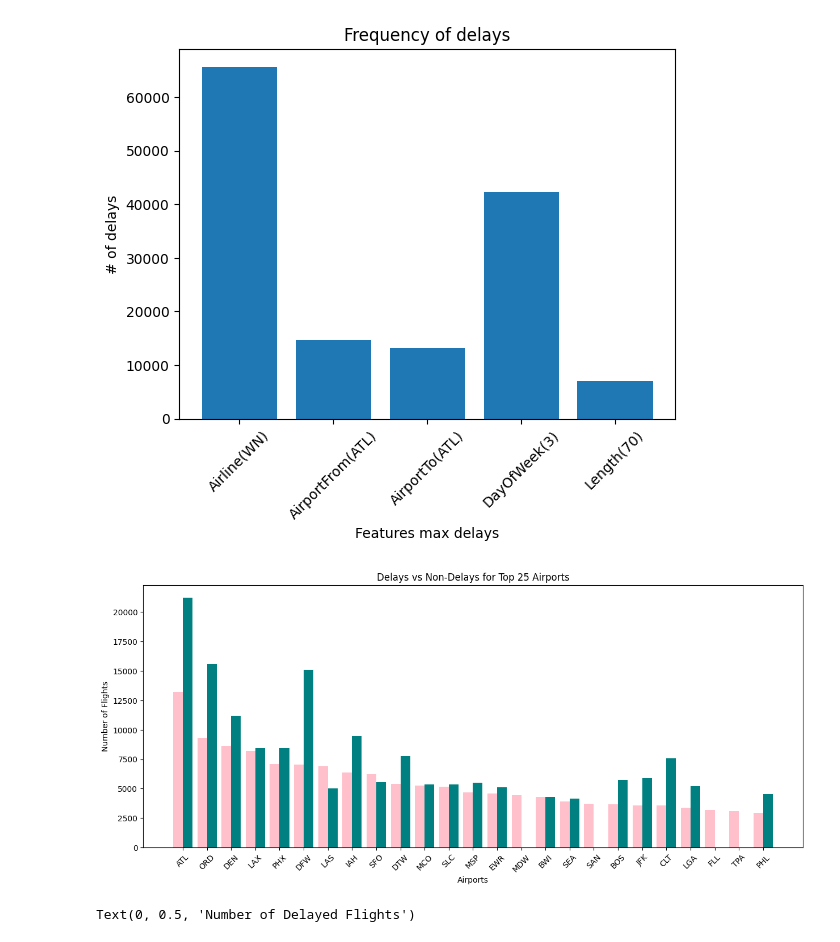
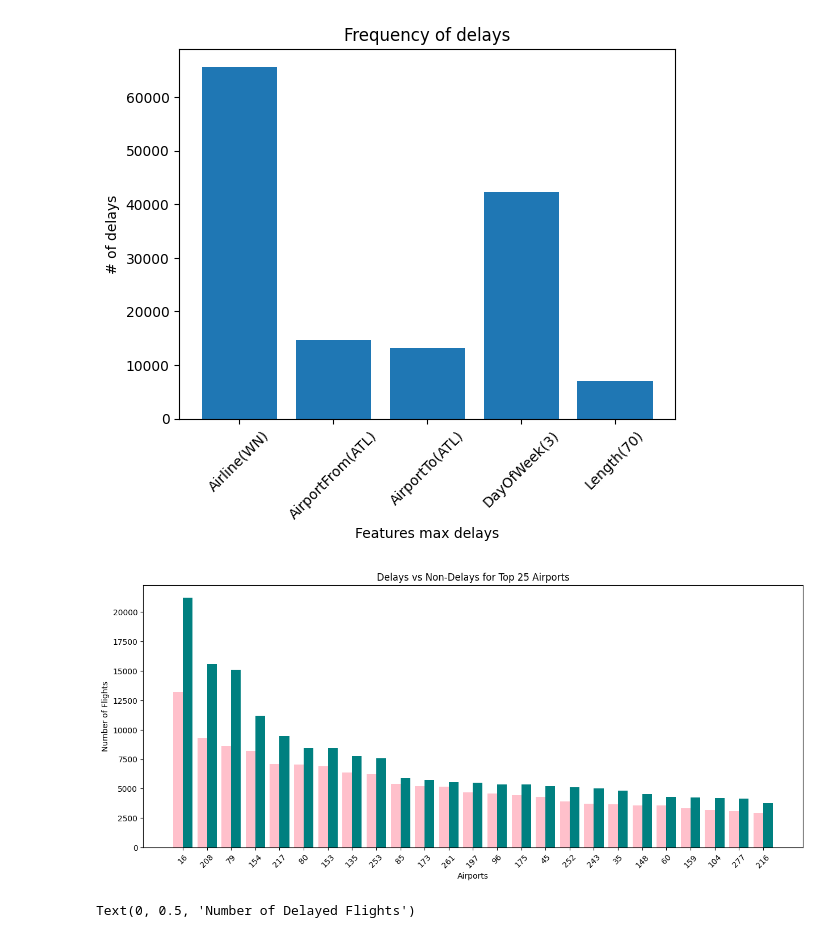
Before and after one commit to mvo1017/flight_analysis, a Jupyter notebook: term_project.ipynb, the cells around one changed output. Drawn from its saved outputs; the diff is of its cells as text; code cells hidden in the pictures.

Commit message:
Fixed top25 graph and typo

```diff
--- a/term_project.ipynb
+++ b/term_project.ipynb
@@ -160,34 +160,33 @@ plt.show()
 # %%
 #Histogram of Delays vs Non Delays for top 25 Airports To and From : Nada
 
 #Getting delay data
 delayed = data[data['Delay'] == 1]
 top50 = delayed['AirportTo'].value_counts().head(25)
 
 #Getting ontime data
 ontime = data[data['Delay'] == 0]
-top50_ontime = ontime['AirportTo'].value_counts().head(25)
-top50_on = top50_ontime.reindex(top50.index, fill_value=0).values
+top50_on = ontime['AirportTo'].value_counts().head(25)
 
 fig, ax = plt.subplots(figsize=(15, 6))
 
 #Set width of bars for spacing calculations
 width = 0.4
 
 #Evenly space the bars apart so they appear next to each other
 ax.bar([x - width / 2 for x in range(len(top50.index))], top50, 0.4, color='pink')
 ax.bar([x + width / 2 for x in range(len(top50.index))], top50_on, 0.4, color='teal')
 
 #Formatting
 ax.set_xlabel('Airports')
 ax.set_ylabel('Number of Flights')
 ax.set_title('Delays vs Non-Delays for Top 25 Airports')
 ax.set_xticks(range(len(top50.index)))
 ax.set_xticklabels(top50.index, rotation=45)
 
 plt.show()
 # %% [output]
-[figure, old version]
+[figure, new version]
 # %%
 #Bar graph showing day of the week and number of delays : Kristjana
 import matplotlib.pyplot as plt
```
